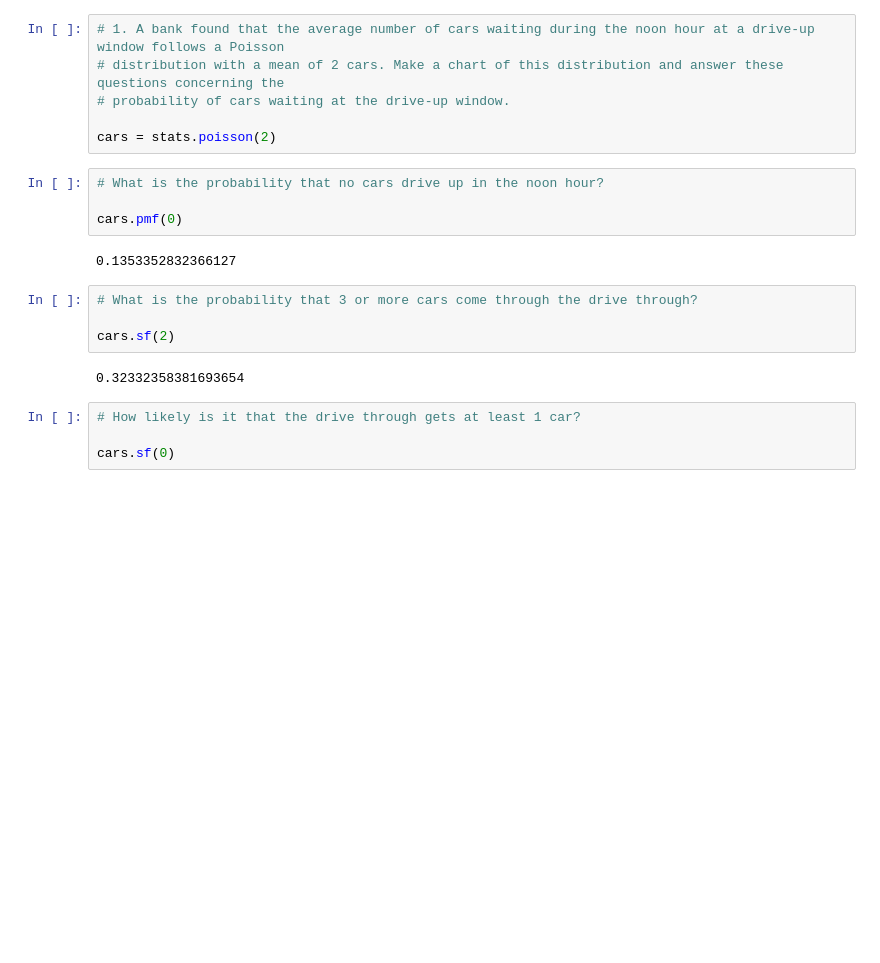
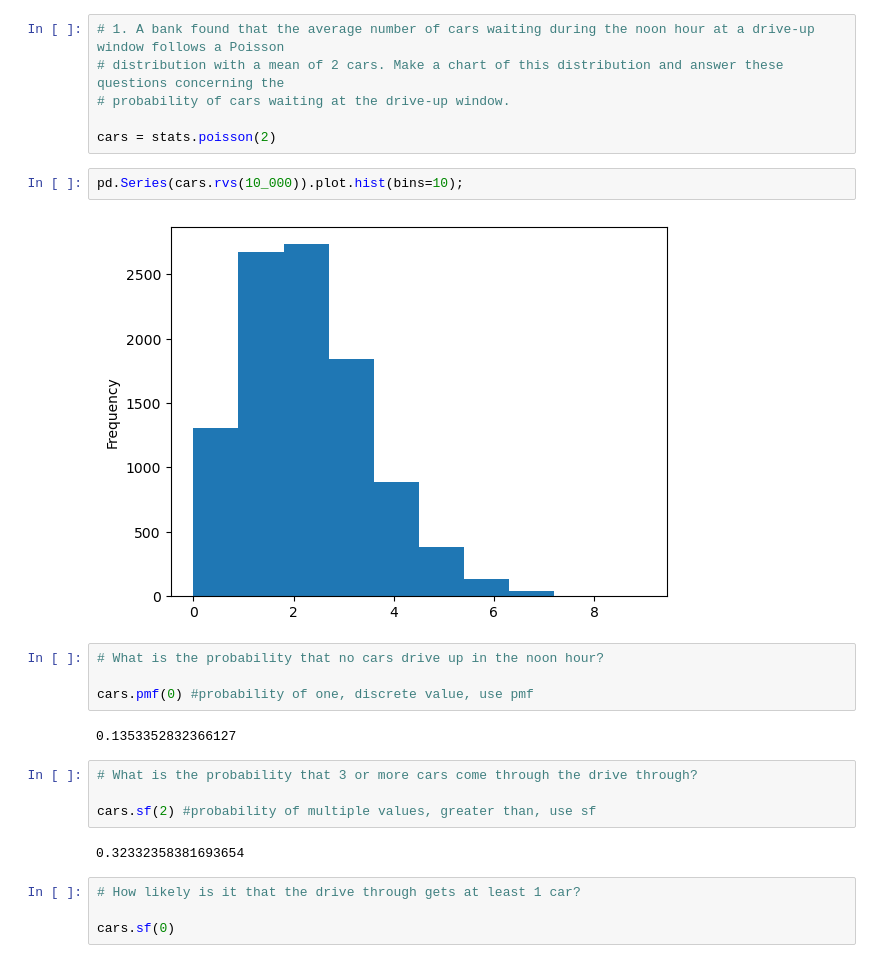
Before and after one commit to wilson-velasco/statistics-exercises, a Jupyter notebook: probability_distributions.ipynb, the cells around one changed output. Drawn from its saved outputs; the diff is of its cells as text; blank space fills up the shorter version.

```diff
--- a/probability_distributions.ipynb
+++ b/probability_distributions.ipynb
@@ -9,16 +9,20 @@ from scipy import stats
 # probability of cars waiting at the drive-up window.
 
 cars = stats.poisson(2)
+# %%
+pd.Series(cars.rvs(10_000)).plot.hist(bins=10);
+# %% [output]
+[figure, added]
 # %%
 # What is the probability that no cars drive up in the noon hour?
 
-cars.pmf(0)
+cars.pmf(0) #probability of one, discrete value, use pmf
 # %% [output]
 0.1353352832366127
 # %%
 # What is the probability that 3 or more cars come through the drive through?
 
-cars.sf(2)
+cars.sf(2) #probability of multiple values, greater than, use sf
 # %% [output]
 0.32332358381693654
 # %%
```
Also changed, not shown: parts of 13 cells of this notebook, 2 other files.
